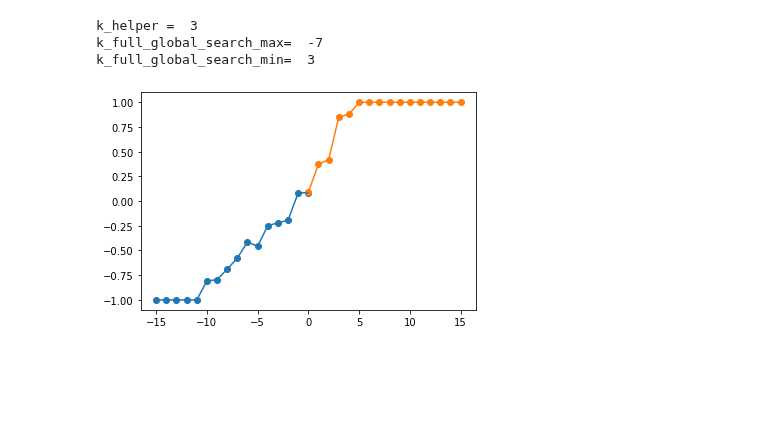
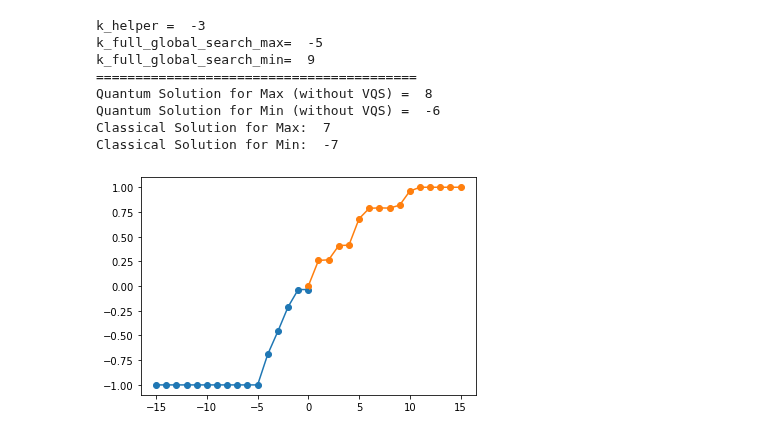
Before and after one commit to natanil-m/Quantum-Global-Optimum-Finder, a Jupyter notebook: Global Optimum/Test cases/builder.ipynb, the cells around one changed output. Drawn from its saved outputs; the diff is of its cells as text; code cells hidden in the pictures; blank space fills up the shorter version.

```diff
--- a/Global Optimum/Test cases/builder.ipynb
+++ b/Global Optimum/Test cases/builder.ipynb
@@ -15,14 +16,14 @@ k_binary_global_search_min = None
 
 
 # np.random.seed(42)
-# test_input = [0.6, 0.3, 0.0, 0.1, 0.0, 0.5,0.0,0.0,0.0,0.0,0.0,0.1,0.1,0.0, 0.0, 0.0]
-test_input = np.random.rand(2**8)
+test_input = [0.6, 0.3, 0.0, 0.1, 0.5, 0.0,0.0,0.0,0.0,0.0,0.0,0.1,0.1,0.0, 0.0, 0.0]
+# test_input = np.random.rand(2**4)
 
 num_of_qubits_test = int(np.log2(len(test_input)))
 num_overflow_bit = 2
 
-threshold_helper_u = 0.35
-threshold_helper_l = -0.35
+threshold_helper_u = 0.25
+threshold_helper_l = -0.25
 
-threshold_max = -0.5
-threshold_min = 0.5
+threshold_max = -0.8
+threshold_min = 0.8
@@ -120,8 +150,6 @@ plt_y_min = []
 
 i_max=0
 i_min=0
-
-
 
 fmax_flag = False
 while i_max<=size:
@@ -141,31 +169,45 @@ while i_min<=size:
         k_full_global_search_min = i_min
         fmin_flag = True
     i_min += 1
-
-
-
-plt.scatter(plt_x_max, plt_y_max)
-plt.plot(plt_x_max, plt_y_max)
-
-
-plt.scatter(plt_x_min, plt_y_min)
-plt.plot(plt_x_min, plt_y_min)
-
-
-if k_full_global_search_max == None:
-    print('Error in finding global max')
-if k_full_global_search_min == None:
-    print('Error in finding global min')
-
-
-print('k_helper = ',k_helper)
-print('k_full_global_search_max= ',k_full_global_search_max)
-print('k_full_global_search_min= ',k_full_global_search_min)
-# %% [output]
-k_helper =  3
-k_full_global_search_max=  -7
-k_full_global_search_min=  3
-[figure, removed]
+# %%
+plt.scatter(plt_x_max, plt_y_max)
+plt.plot(plt_x_max, plt_y_max)
+
+
+plt.scatter(plt_x_min, plt_y_min)
+plt.plot(plt_x_min, plt_y_min)
+
+
+if k_full_global_search_max == None:
+    print('Error in finding global max')
+if k_full_global_search_min == None:
+    print('Error in finding global min')
+
+
+print('k_helper = ',k_helper)
+print('k_full_global_search_max= ',k_full_global_search_max)
+print('k_full_global_search_min= ',k_full_global_search_min)
+
+
+q_max_val = -(k_helper+k_full_global_search_max)
+q_min_val = -(k_helper+k_full_global_search_min)
+
+print('=========================================')
+print('Quantum Solution for Max (without VQS) = ',q_max_val)
+print('Quantum Solution for Min (without VQS) = ',q_min_val)
+
+print('Classical Solution for Max: ',cls_max_val)
+print('Classical Solution for Min: ',cls_min_val)
+# %% [output]
+k_helper =  -3
+k_full_global_search_max=  -5
+k_full_global_search_min=  9
+=========================================
+Quantum Solution for Max (without VQS) =  8
+Quantum Solution for Min (without VQS) =  -6
+Classical Solution for Max:  7
+Classical Solution for Min:  -7
+[figure, added]
 # %%
 # Binary Search
 size = 2**(num_qubits-num_overflow_bit)-1
```
Also changed, not shown: parts of 6 cells of this notebook, 1 other file.
